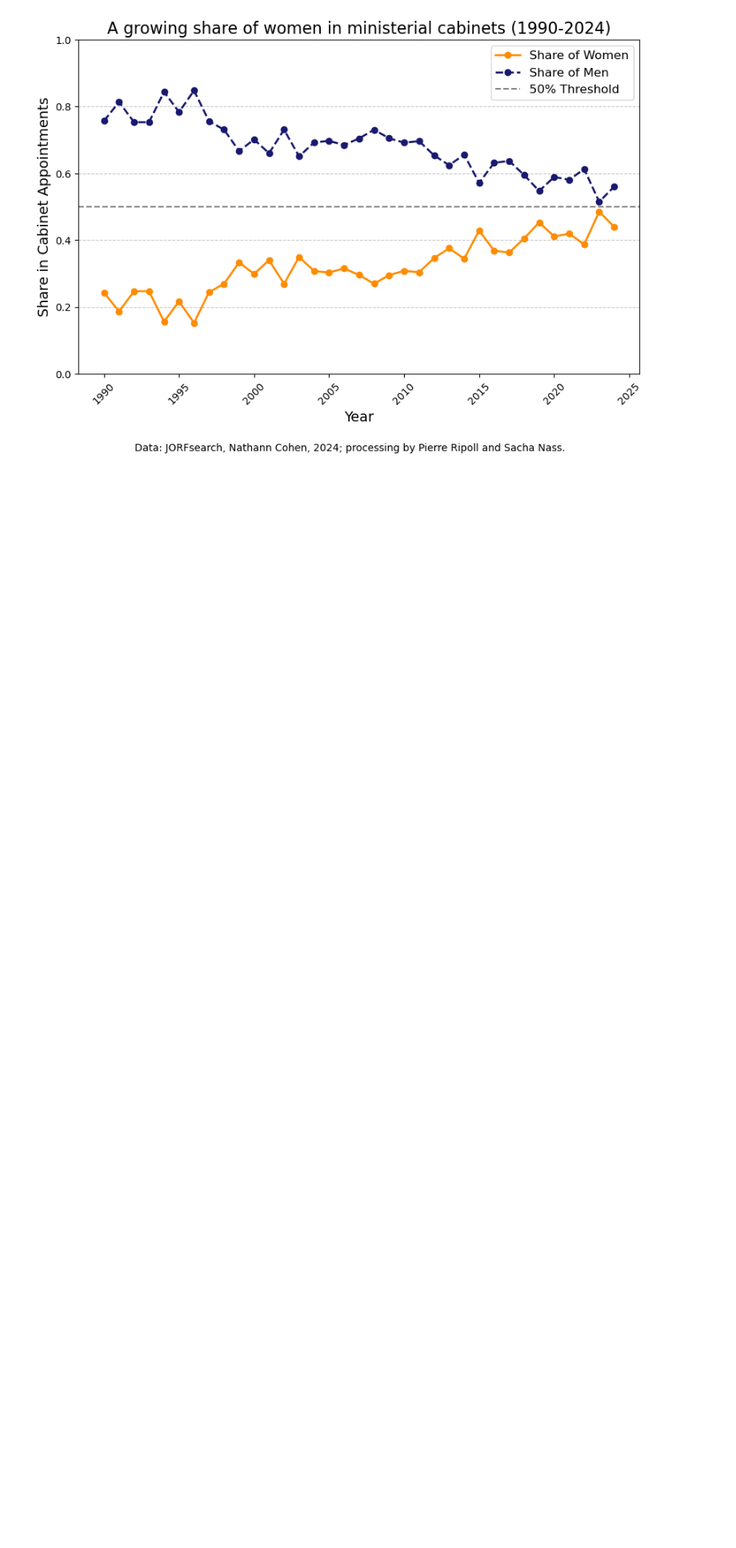
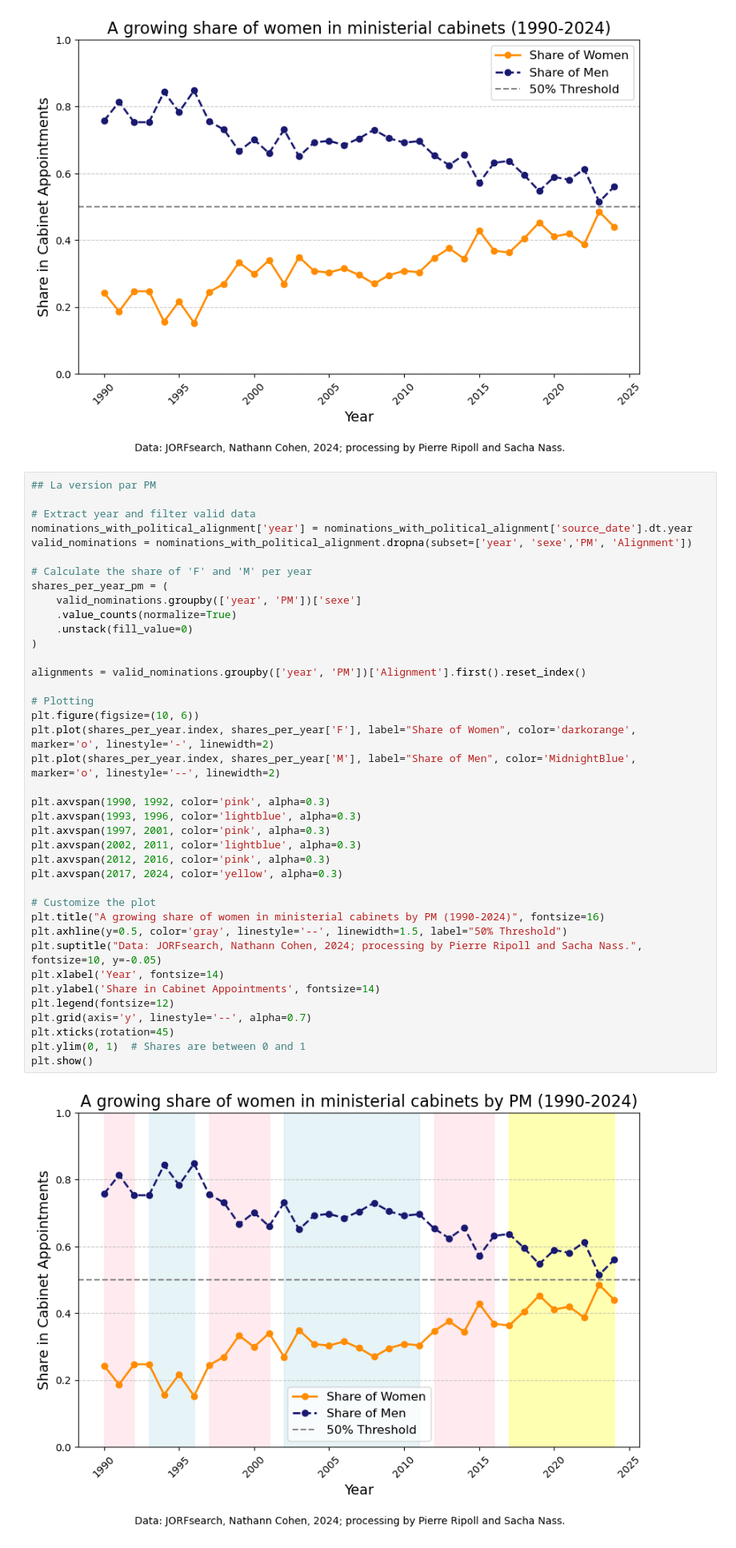
Before and after one commit to Sacha-N/George-au-JORF, a Jupyter notebook: traitement.ipynb, the cells around one changed output. Shown at 80% size. Saved outputs shown, nothing was run; the diff lists cells and outputs as text; blank space fills up the shorter version.

Commit message:
Ajout des partis politiques, modification des graphe

```diff
--- a/traitement.ipynb
+++ b/traitement.ipynb
@@ -181,6 +295,47 @@ Try using .loc[row_indexer,col_indexer] = value instead
 See the caveats in the documentation: https://pandas.pydata.org/pandas-docs/stable/user_guide/indexing.html#returning-a-view-versus-a-copy
   nominations_ministerielles['year'] = nominations_ministerielles['source_date'].dt.year
 [figure]
+# %%
+## La version par PM
+
+# Extract year and filter valid data
+nominations_with_political_alignment['year'] = nominations_with_political_alignment['source_date'].dt.year
+valid_nominations = nominations_with_political_alignment.dropna(subset=['year', 'sexe','PM', 'Alignment'])
+
+# Calculate the share of 'F' and 'M' per year
+shares_per_year_pm = (
+    valid_nominations.groupby(['year', 'PM'])['sexe']
+    .value_counts(normalize=True)
+    .unstack(fill_value=0)
+)
+
+alignments = valid_nominations.groupby(['year', 'PM'])['Alignment'].first().reset_index()
+
+# Plotting
+plt.figure(figsize=(10, 6))
+plt.plot(shares_per_year.index, shares_per_year['F'], label="Share of Women", color='darkorange', marker='o', linestyle='-', linewidth=2)
+plt.plot(shares_per_year.index, shares_per_year['M'], label="Share of Men", color='MidnightBlue', marker='o', linestyle='--', linewidth=2)
+
+plt.axvspan(1990, 1992, color='pink', alpha=0.3)
+plt.axvspan(1993, 1996, color='lightblue', alpha=0.3)
+plt.axvspan(1997, 2001, color='pink', alpha=0.3)
+plt.axvspan(2002, 2011, color='lightblue', alpha=0.3)
+plt.axvspan(2012, 2016, color='pink', alpha=0.3)
+plt.axvspan(2017, 2024, color='yellow', alpha=0.3)
+
+# Customize the plot
+plt.title("A growing share of women in ministerial cabinets by PM (1990-2024)", fontsize=16)
+plt.axhline(y=0.5, color='gray', linestyle='--', linewidth=1.5, label="50% Threshold")
+plt.suptitle("Data: JORFsearch, Nathann Cohen, 2024; processing by Pierre Ripoll and Sacha Nass.", fontsize=10, y=-0.05)
+plt.xlabel('Year', fontsize=14)
+plt.ylabel('Share in Cabinet Appointments', fontsize=14)
+plt.legend(fontsize=12)
+plt.grid(axis='y', linestyle='--', alpha=0.7)
+plt.xticks(rotation=45)
+plt.ylim(0, 1)  # Shares are between 0 and 1
+plt.show()
+# %% [output]
+[figure, added]
 # %% [markdown]
 ## 2.3. Qui cache un plafond de verre ?
 # %%
```
Also changed, not shown: parts of 4 cells of this notebook.
